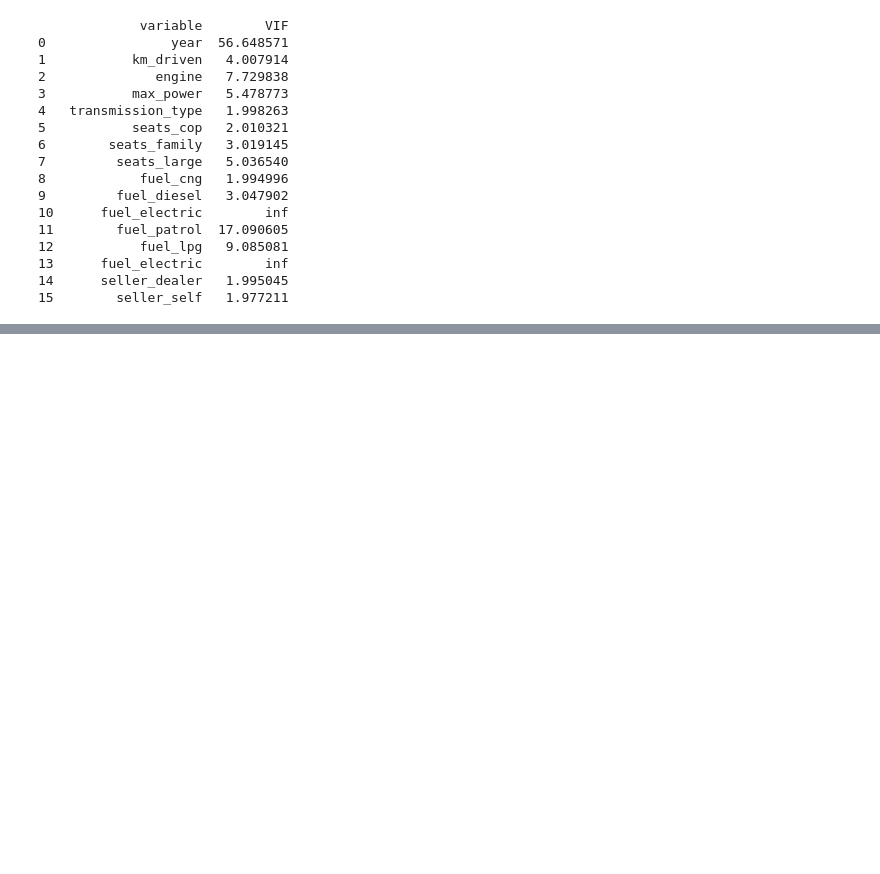
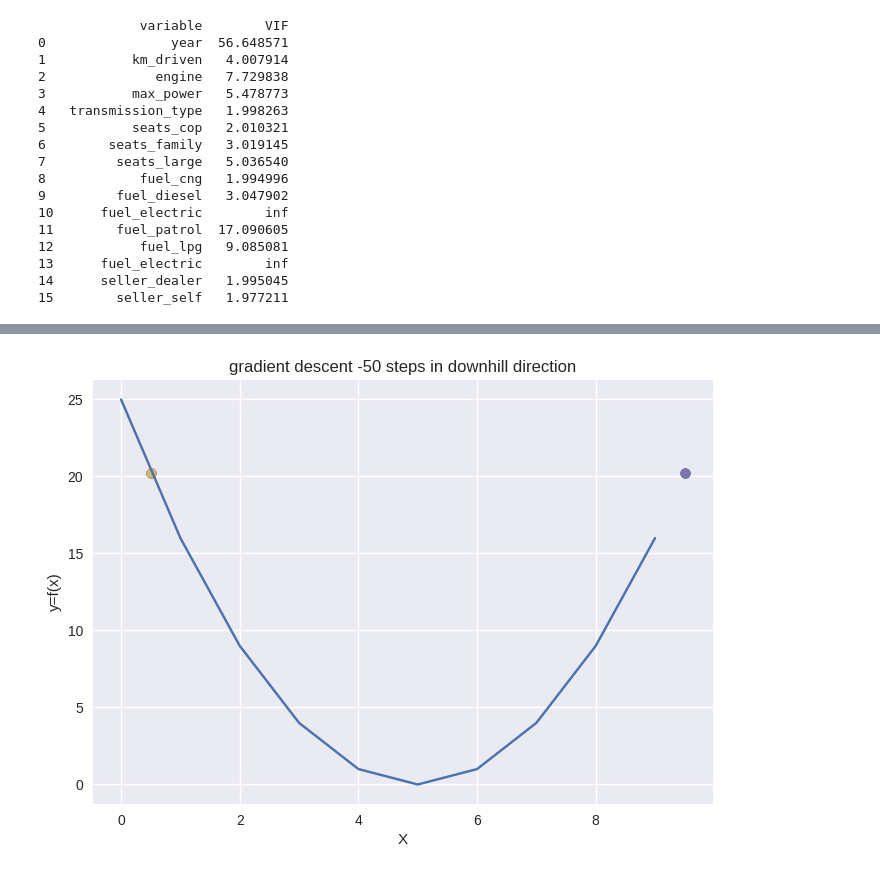
Before and after one commit to ABHIRAM199/my_practice, a Jupyter notebook: car_resale_price_prediction.ipynb, the cells around one changed output, grey strips where cells are left out. Drawn from its saved outputs; the diff is of its cells as text; code cells hidden in the pictures; blank space fills up the shorter version.

```diff
--- a/car_resale_price_prediction.ipynb
+++ b/car_resale_price_prediction.ipynb
@@ -155,0 +194,30 @@ print(vif)
+# %%
+#Gradient descent without learning rate
+
+import time
+fig = plt.figure()
+ax= fig.add_subplot(111)
+plt.ion()
+x=0.5
+y=(x-5)**2
+plt.plot(X,Y)
+plt.scatter(x,y)
+plt.xlabel("X")
+plt.ylabel("y=f(x)")
+plt.title("gradient descent -50 steps in downhill direction")
+#plt.show()
+lr=0.1 #not using in the equation now
+errors = []
+for i in range(10):
+  grad = 2*(x-5)
+  x = x-grad
+  y =(x-5)**2
+  error = y-0
+  errors.append(error)
+  plt.scatter(x,y)
+  fig.canvas.draw()
+  time.sleep(0.5)
+
+plt.show()
+# %% [output]
+[figure, added]
```
Also changed, not shown: parts of 30 cells of this notebook.
